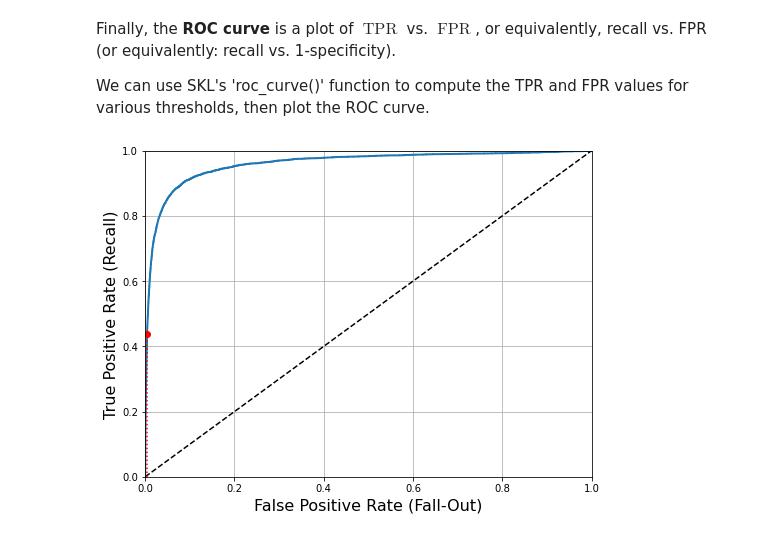
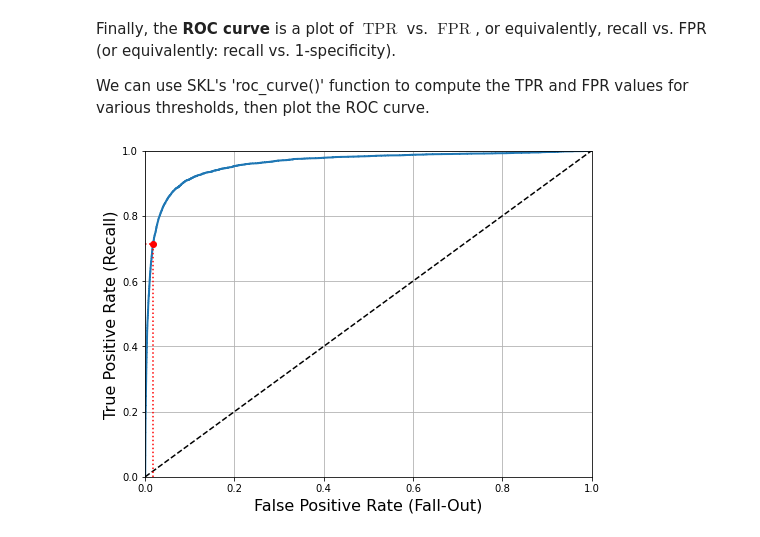
Before and after one commit to aj112358/ML_Notes, a Jupyter notebook: 03_Classification/03_Classification.ipynb, the cells around one changed output. Cells and saved outputs as stored; diff of their text form; code cells hidden in the pictures.

```diff
--- a/03_Classification/03_Classification.ipynb
+++ b/03_Classification/03_Classification.ipynb
@@ -542,18 +544,20 @@ fpr_array, tpr_array, threshold_array = roc_curve(y_true=y_train_5,
 # %%
 def plot_roc_curve(fpr, tpr, label=None):
     plt.plot(fpr, tpr, linewidth=2, label=label)
     plt.plot([0, 1], [0, 1], 'k--') # dashed diagonal
     plt.axis([0, 1, 0, 1])
     plt.xlabel('False Positive Rate (Fall-Out)', fontsize=16)
     plt.ylabel('True Positive Rate (Recall)', fontsize=16)
     plt.grid(True)
 
+fpr = 966/(53613+966)
+
 plt.figure(figsize=(8, 6))
 plot_roc_curve(fpr_array, tpr_array)
-plt.plot([4.837e-3, 4.837e-3], [0., 0.4368], "r:")
-plt.plot([0.0, 4.837e-3], [0.4368, 0.4368], "r:")
-plt.plot([4.837e-3], [0.4368], "ro")
+plt.plot([fpr, fpr], [0., 0.71278], "r:")
+plt.plot([0.0, fpr], [0.71278, 0.71278], "r:")
+plt.plot([fpr], [0.71278], "ro")
 # save_fig("roc_curve_plot")
 plt.show()
 # %% [output]
-[figure, old version]
+[figure, new version]
```
Also changed, not shown: parts of 26 cells of this notebook.
